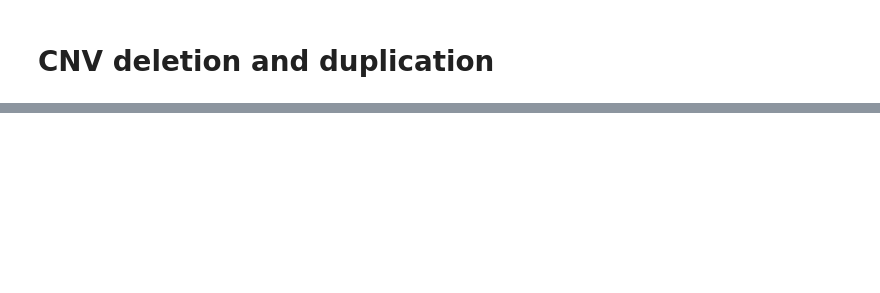
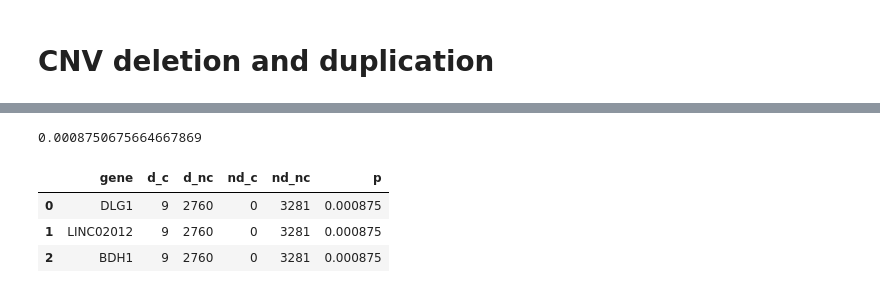
Before and after one commit to gaow/cnv-gene-mapping, a Jupyter notebook: workflow/20200603_DelDup_workflow_notes.ipynb, the cells around one changed output, grey strips where cells are left out. Cells and saved outputs as stored; diff of their text form; code cells hidden in the pictures; blank space fills up the shorter version.

```diff
--- a/workflow/20200603_DelDup_workflow_notes.ipynb
+++ b/workflow/20200603_DelDup_workflow_notes.ipynb
@@ -45,0 +69,11 @@ sos run workflow/20190717_workflow.ipynb sier \
+# %%
+min(fisher["p"])
+# %% [output]
+0.0008750675664667869
+# %%
+fisher[fisher["p"] == min(fisher["p"])]
+# %% [output]
+|  | gene | d_c | d_nc | nd_c | nd_nc | p |
+| 0 | DLG1 | 9 | 2760 | 0 | 3281 | 0.000875 |
+| 1 | LINC02012 | 9 | 2760 | 0 | 3281 | 0.000875 |
+| 2 | BDH1 | 9 | 2760 | 0 | 3281 | 0.000875 |
```
Also changed, not shown: parts of 8 cells of this notebook, 13 other files.
